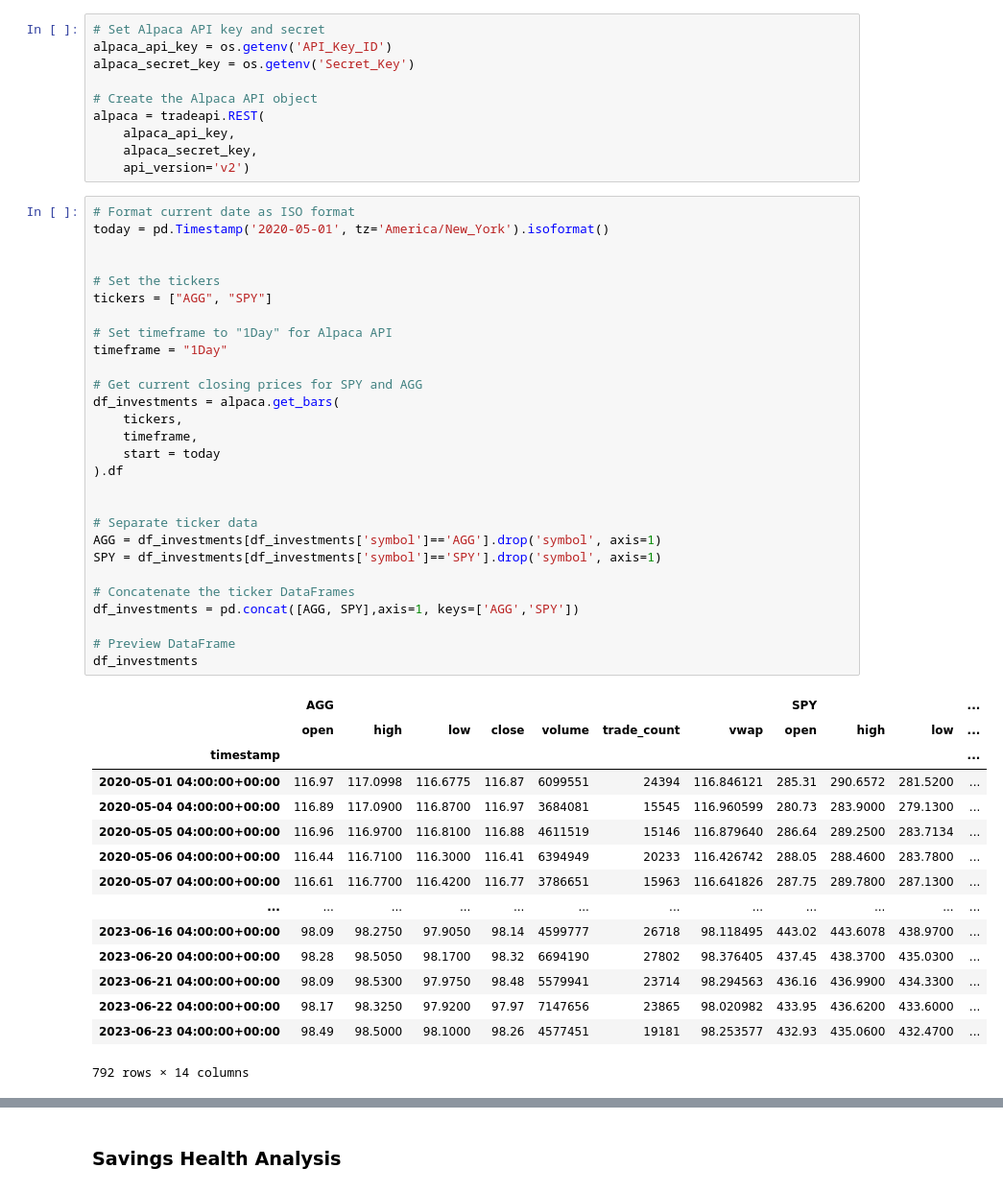
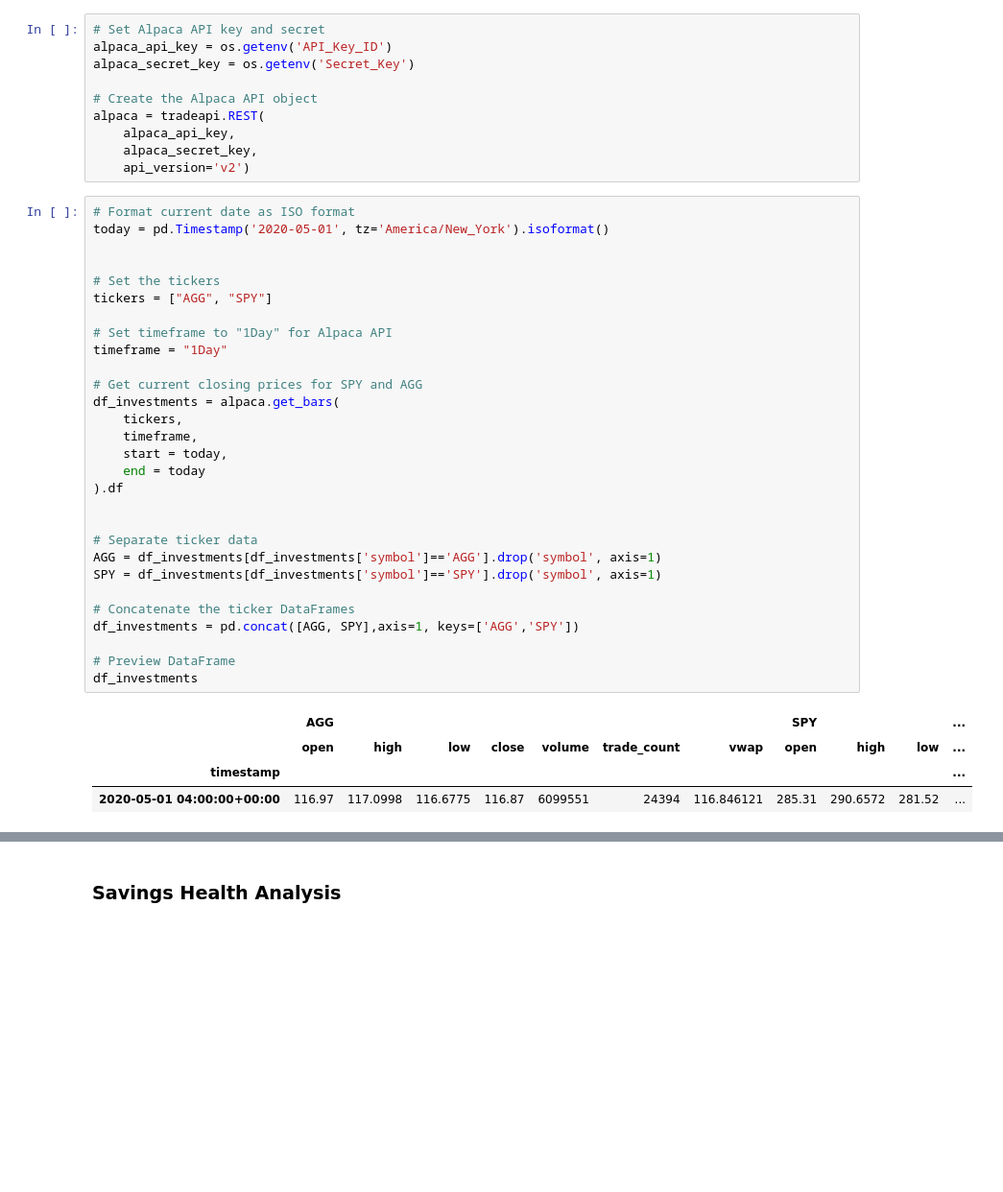
Before and after one commit to ObyNtech/module_5_challenge, a Jupyter notebook: financial-planner.ipynb, the cells around one changed output, grey strips where cells are left out. Shown at 96% size. Drawn from its saved outputs; the diff is of its cells as text; blank space fills up the shorter version.

```diff
--- a/financial-planner.ipynb
+++ b/financial-planner.ipynb
@@ -66,44 +66,34 @@ alpaca = tradeapi.REST(
 # Format current date as ISO format
 today = pd.Timestamp('2020-05-01', tz='America/New_York').isoformat()
 
 
 # Set the tickers
 tickers = ["AGG", "SPY"]
 
 # Set timeframe to "1Day" for Alpaca API
 timeframe = "1Day"
 
 # Get current closing prices for SPY and AGG
 df_investments = alpaca.get_bars(
     tickers,
     timeframe,
-    start = today
+    start = today,
+    end = today
 ).df
 
 
 # Separate ticker data
 AGG = df_investments[df_investments['symbol']=='AGG'].drop('symbol', axis=1)
 SPY = df_investments[df_investments['symbol']=='SPY'].drop('symbol', axis=1)
 
 # Concatenate the ticker DataFrames
 df_investments = pd.concat([AGG, SPY],axis=1, keys=['AGG','SPY'])
 
 # Preview DataFrame
 df_investments
 # %% [output]
 |  | AGG |  |  |  |  |  |  | SPY |  |  | ... |
 |  | open | high | low | close | volume | trade_count | vwap | open | high | low | ... |
 | timestamp |  |  |  |  |  |  |  |  |  |  | ... |
-| 2020-05-01 04:00:00+00:00 | 116.97 | 117.0998 | 116.6775 | 116.87 | 6099551 | 24394 | 116.846121 | 285.31 | 290.6572 | 281.5200 | ... |
-| 2020-05-04 04:00:00+00:00 | 116.89 | 117.0900 | 116.8700 | 116.97 | 3684081 | 15545 | 116.960599 | 280.73 | 283.9000 | 279.1300 | ... |
-| 2020-05-05 04:00:00+00:00 | 116.96 | 116.9700 | 116.8100 | 116.88 | 4611519 | 15146 | 116.879640 | 286.64 | 289.2500 | 283.7134 | ... |
-| 2020-05-06 04:00:00+00:00 | 116.44 | 116.7100 | 116.3000 | 116.41 | 6394949 | 20233 | 116.426742 | 288.05 | 288.4600 | 283.7800 | ... |
-| 2020-05-07 04:00:00+00:00 | 116.61 | 116.7700 | 116.4200 | 116.77 | 3786651 | 15963 | 116.641826 | 287.75 | 289.7800 | 287.1300 | ... |
-| ... | ... | ... | ... | ... | ... | ... | ... | ... | ... | ... | ... |
-| 2023-06-16 04:00:00+00:00 | 98.09 | 98.2750 | 97.9050 | 98.14 | 4599777 | 26718 | 98.118495 | 443.02 | 443.6078 | 438.9700 | ... |
-| 2023-06-20 04:00:00+00:00 | 98.28 | 98.5050 | 98.1700 | 98.32 | 6694190 | 27802 | 98.376405 | 437.45 | 438.3700 | 435.0300 | ... |
-| 2023-06-21 04:00:00+00:00 | 98.09 | 98.5300 | 97.9750 | 98.48 | 5579941 | 23714 | 98.294563 | 436.16 | 436.9900 | 434.3300 | ... |
-| 2023-06-22 04:00:00+00:00 | 98.17 | 98.3250 | 97.9200 | 97.97 | 7147656 | 23865 | 98.020982 | 433.95 | 436.6200 | 433.6000 | ... |
-| 2023-06-23 04:00:00+00:00 | 98.49 | 98.5000 | 98.1000 | 98.26 | 4577451 | 19181 | 98.253577 | 432.93 | 435.0600 | 432.4700 | ... |
+| 2020-05-01 04:00:00+00:00 | 116.97 | 117.0998 | 116.6775 | 116.87 | 6099551 | 24394 | 116.846121 | 285.31 | 290.6572 | 281.52 | ... |
-792 rows × 14 columns
 # %%
```
Also changed, not shown: parts of 2 cells of this notebook.
